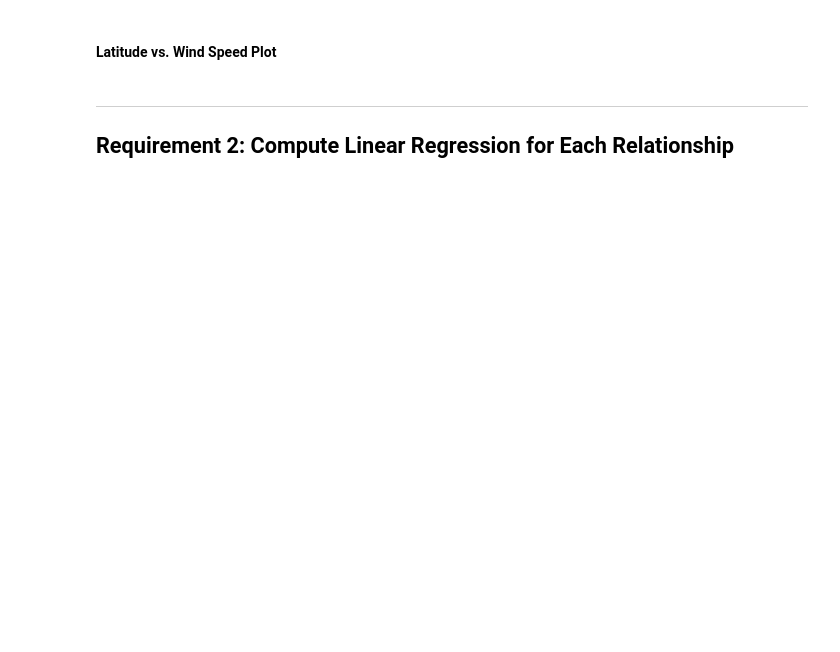
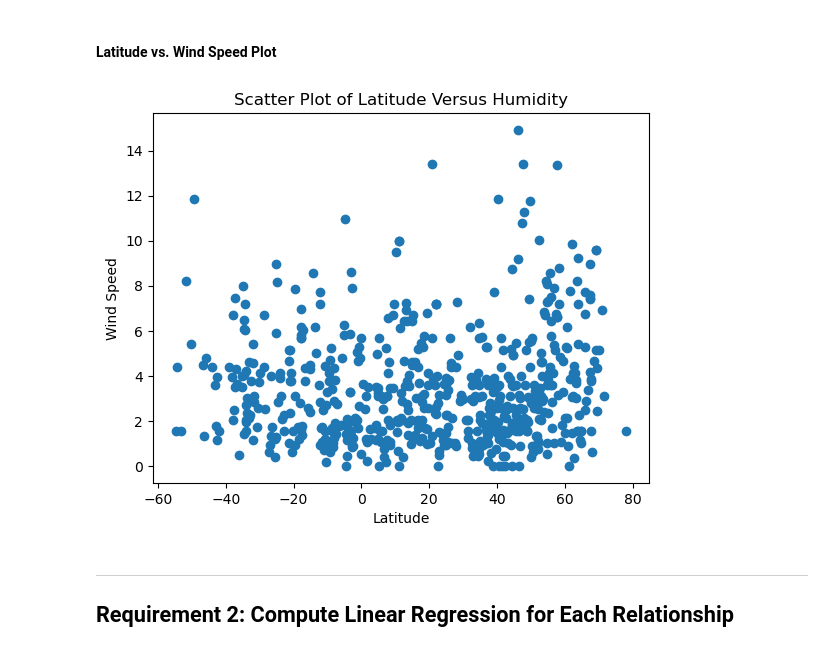
Before and after one commit to myseekl/python-api-challenge, a Jupyter notebook: WeatherPy.ipynb, the cells around one changed output. Cells and saved outputs as stored; diff of their text form; code cells hidden in the pictures; blank space fills up the shorter version.

```diff
--- a/WeatherPy.ipynb
+++ b/WeatherPy.ipynb
@@ -230,16 +268,20 @@ plt.show()
 #### Latitude vs. Wind Speed Plot
 # %%
 # Build the scatter plots for latitude vs. wind speed
-# YOUR CODE HERE
+plt.scatter(city_data_df['Lat'], city_data_df['Wind Speed'])
 
 # Incorporate the other graph properties
-# YOUR CODE HERE
+plt.title('Scatter Plot of Latitude Versus Humidity')
+plt.xlabel('Latitude')
+plt.ylabel('Wind Speed')
 
 # Save the figure
 plt.savefig("output_data/Fig4.png")
 
 # Show plot
 plt.show()
+# %% [output]
+[figure, added]
 # %% [markdown]
 ---
 
```
Also changed, not shown: parts of 32 cells of this notebook, 5 other files.
